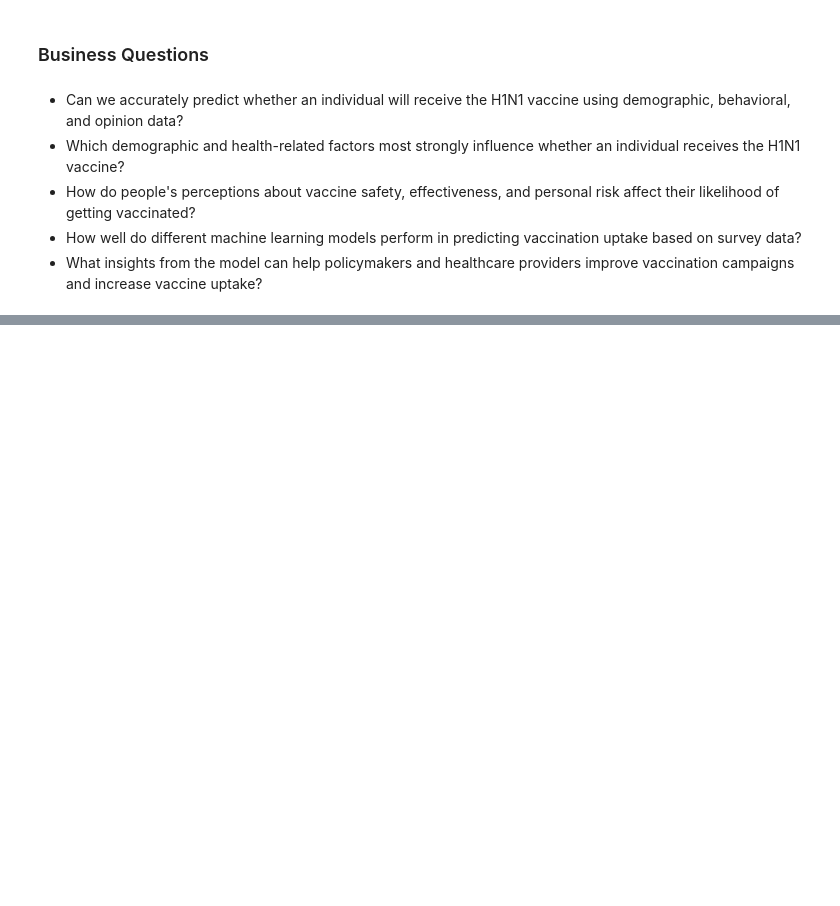
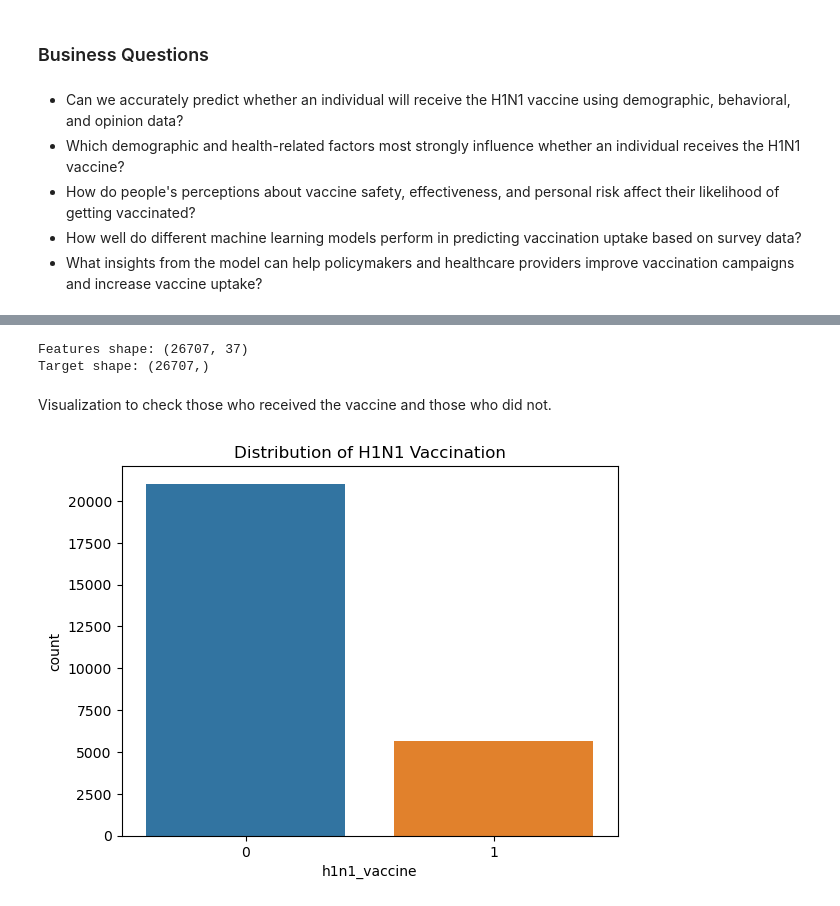
Before and after one commit to sylviaM361/dsc-machine-learning-project, a Jupyter notebook: Untitled-1.ipynb, the cells around one changed output, grey strips where cells are left out. Saved outputs shown, nothing was run; the diff lists cells and outputs as text; code cells hidden in the pictures; blank space fills up the shorter version.

```diff
--- a/Untitled-1.ipynb
+++ b/Untitled-1.ipynb
@@ -42,0 +72,3 @@
+# %%
+df = pd.read_csv('H1N1_Flu_Vaccines.csv')
+df.head()
@@ -42,0 +127,16 @@
+# %%
+y = df['h1n1_vaccine']
+X = df.drop('h1n1_vaccine', axis=1)
+print("Features shape:", X.shape)
+print("Target shape:", y.shape)
+# %% [output]
+Features shape: (26707, 37)
+Target shape: (26707,)
+# %% [markdown]
+Visualization to check those who received the vaccine and those who did not.
+# %%
+sns.countplot(x="h1n1_vaccine", data=df)
+plt.title("Distribution of H1N1 Vaccination")
+plt.show()
+# %% [output]
+[figure, added]
```
Also changed, not shown: parts of 9 cells of this notebook.
